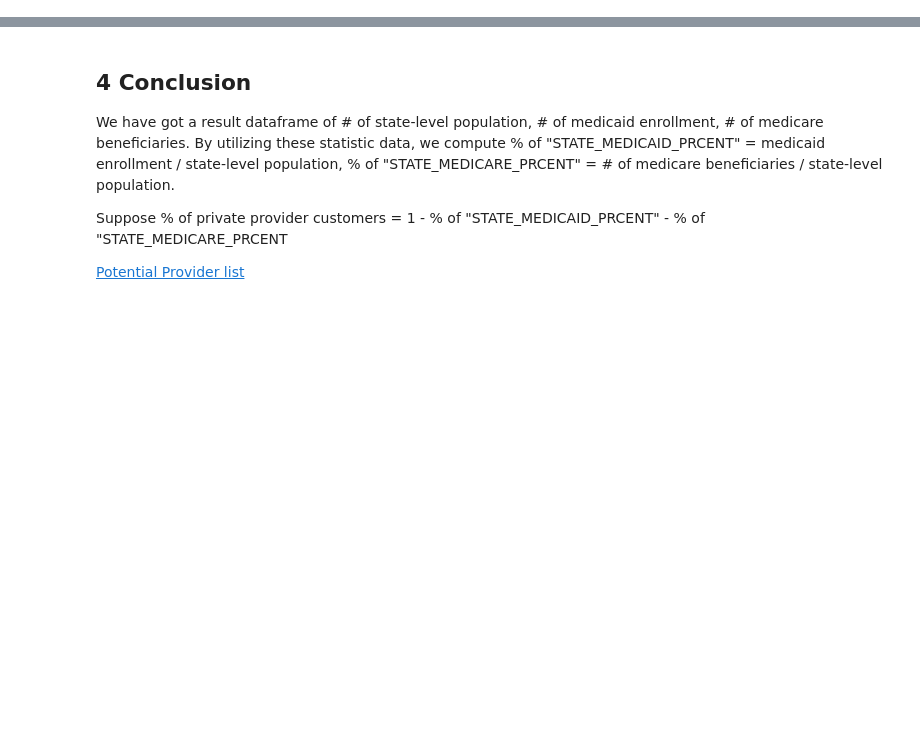
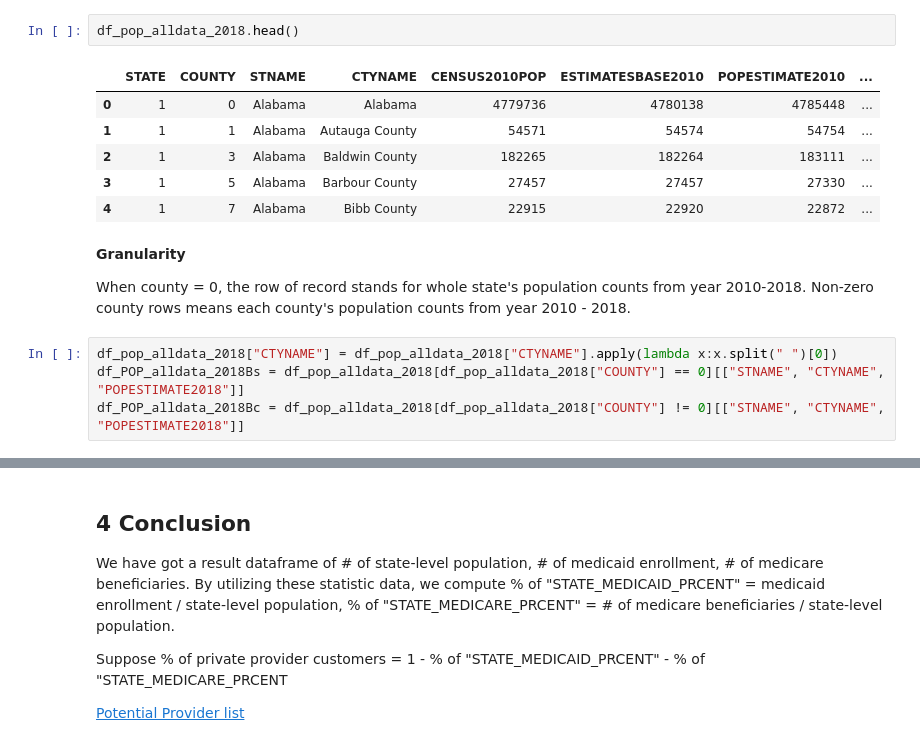
Before and after one commit to dev-hyang/data_analysis_medicaid, a Jupyter notebook: health_insurance_data_analysis.ipynb, the cells around one changed output, grey strips where cells are left out. Saved outputs shown, nothing was run; the diff lists cells and outputs as text; blank space fills up the shorter version.

```diff
--- a/health_insurance_data_analysis.ipynb
+++ b/health_insurance_data_analysis.ipynb
@@ -303,0 +144,17 @@ It can be concluded from df_mdcare_2018
+# %%
+df_pop_alldata_2018.head()
+# %% [output]
+|  | STATE | COUNTY | STNAME | CTYNAME | CENSUS2010POP | ESTIMATESBASE2010 | POPESTIMATE2010 | ... |
+| 0 | 1 | 0 | Alabama | Alabama | 4779736 | 4780138 | 4785448 | ... |
+| 1 | 1 | 1 | Alabama | Autauga County | 54571 | 54574 | 54754 | ... |
+| 2 | 1 | 3 | Alabama | Baldwin County | 182265 | 182264 | 183111 | ... |
+| 3 | 1 | 5 | Alabama | Barbour County | 27457 | 27457 | 27330 | ... |
+| 4 | 1 | 7 | Alabama | Bibb County | 22915 | 22920 | 22872 | ... |
+# %% [markdown]
+**Granularity**
+
+When county = 0, the row of record stands for whole state's population counts from year 2010-2018. Non-zero county rows means each county's population counts from year 2010 - 2018.
+# %%
+df_pop_alldata_2018["CTYNAME"] = df_pop_alldata_2018["CTYNAME"].apply(lambda x:x.split(" ")[0])
+df_POP_alldata_2018Bs = df_pop_alldata_2018[df_pop_alldata_2018["COUNTY"] == 0][["STNAME", "CTYNAME", "POPESTIMATE2018"]]
+df_POP_alldata_2018Bc = df_pop_alldata_2018[df_pop_alldata_2018["COUNTY"] != 0][["STNAME", "CTYNAME", "POPESTIMATE2018"]]
```
Also changed, not shown: parts of 92 cells of this notebook, 2 other files.
